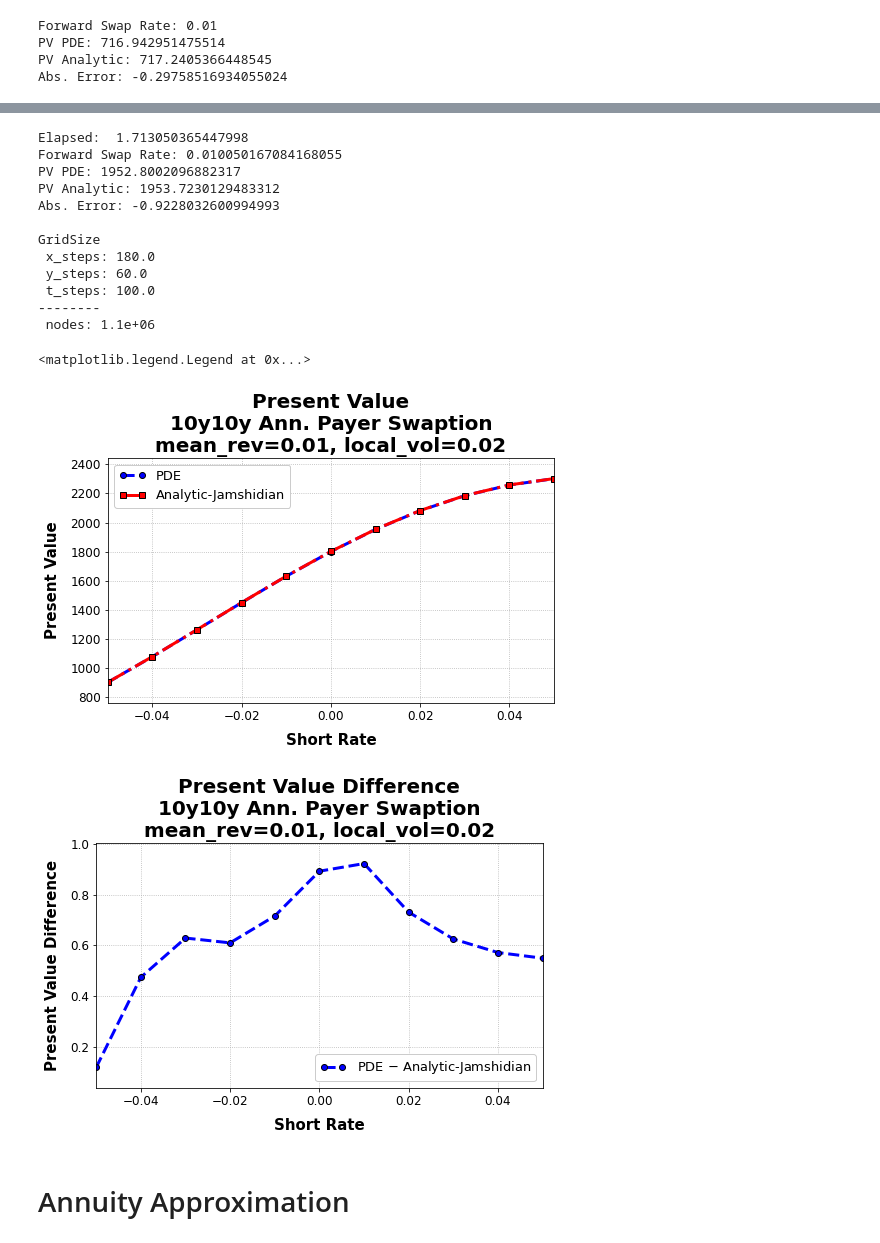
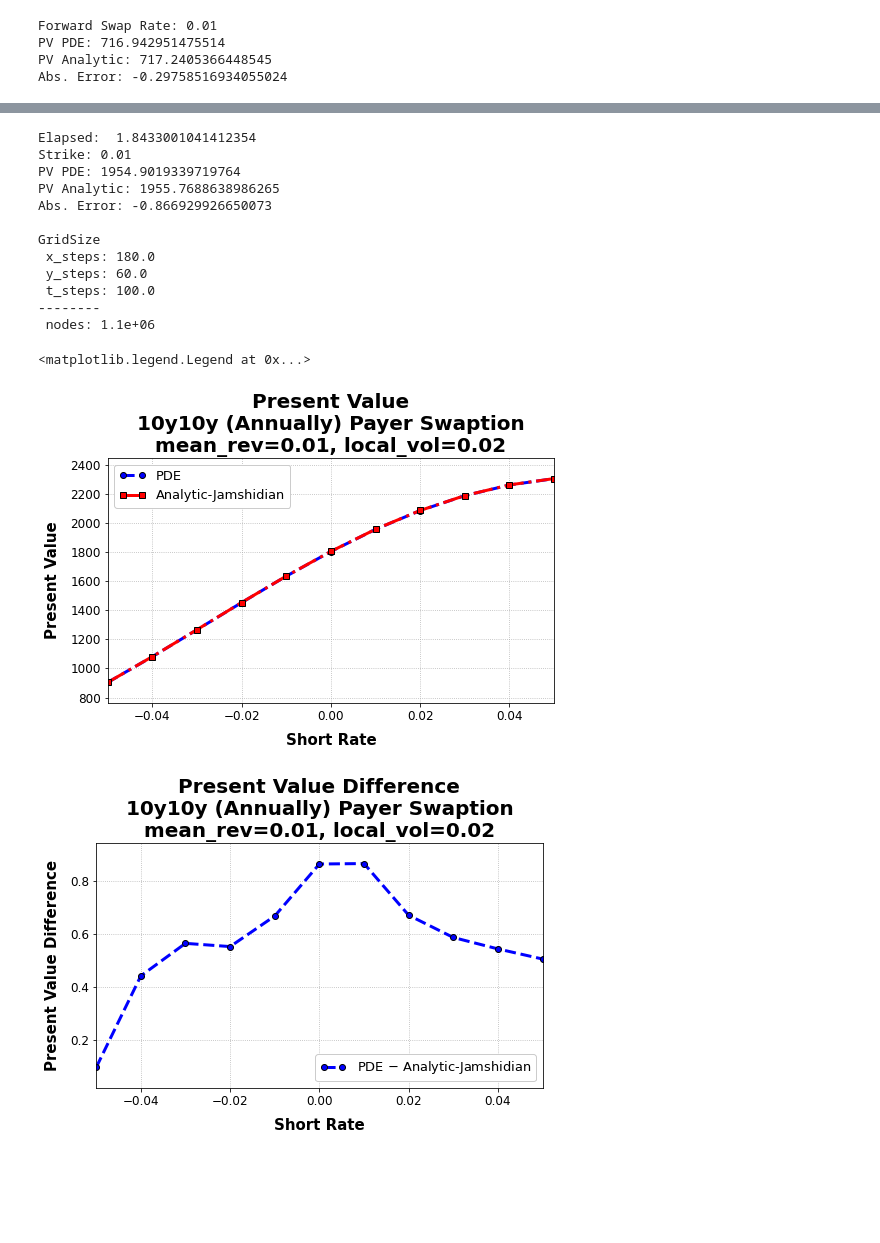
Before and after one commit to agalale/cheyette, a Jupyter notebook: Swaption.ipynb, the cells around one changed output, grey strips where cells are left out. Cells and saved outputs as stored; diff of their text form; code cells hidden in the pictures; blank space fills up the shorter version.

```diff
--- a/Swaption.ipynb
+++ b/Swaption.ipynb
@@ -161,39 +144,36 @@ ax.legend()
 import cProfile
 from time import time
 
-curve = FlatCurve(short_rate=0.01)
-process = VasicekProcess(mean_rev=0.01, local_vol=0.02)
+curve = ch.FlatCurve(short_rate=0.01)
+process = ch.VasicekProcess(mean_rev=0.01, local_vol=0.02)
 
+strike = 0.01
 expiry = 10.0
 tenor = 10.0
-freq = 'Ann.'
-freq_to_step = {'Ann.': 1.0, 'Semi': 0.5, 'Quart.': 0.25}
-underlying_times = np.arange(expiry, expiry+tenor+0.01, freq_to_step[freq])
-strike = 0.01
-product = PayerSwaption(strike=strike, expiry=expiry, underlying_times=underlying_times, curve=curve)
+frequency = ch.Frequency.Annually
+product = ch.PayerSwaption(strike=strike, expiry=expiry, tenor=tenor, frequency=frequency)
 
 valuation_time = 0.0
-notional = 10000.0
 
-model_pde = CheyettePDEModel(x_grid_stddevs=3.0, y_grid_stddevs=1.0,
+model_pde = ch.CheyettePDEModel(x_grid_stddevs=3.0, y_grid_stddevs=1.0,
                     x_freq=30, y_freq=30, t_freq=10,
-                    stepping_method=PeacemanRachford(),
-                    x_lower_bc=DirichletIntrinsicBC(), x_upper_bc=DirichletIntrinsicBC(),
-                    y_lower_bc=DirichletIntrinsicBC(), y_upper_bc=DirichletIntrinsicBC())
-model_analytic = CheyetteAnalyticModel()
+                    stepping_method=ch.PeacemanRachford(),
+                    x_lower_bc=ch.DirichletIntrinsicBC(), x_upper_bc=ch.DirichletIntrinsicBC(),
+                    y_lower_bc=ch.DirichletIntrinsicBC(), y_upper_bc=ch.DirichletIntrinsicBC())
+model_analytic = ch.CheyetteAnalyticModel()
 
-pricer_pde = CheyettePricer(model_pde, curve, process, product, valuation_time=valuation_time)
-pricer_analytic = CheyettePricer(model_analytic, curve, process, product, valuation_time=valuation_time)
+pricer_pde = ch.CheyettePricer(model_pde, curve, process, product, valuation_time=valuation_time)
+pricer_analytic = ch.CheyettePricer(model_analytic, curve, process, product, valuation_time=valuation_time)
 
 
 start = time()
 #cProfile.run("pv_pde = pricer_pde.price()['PV']*notional", sort='tottime')
-pv_pde = pricer_pde.price()['PV']*notional
+pv_pde = pricer_pde.price()['PV']
 print('Elapsed: ', time() - start)
 
-pv_analytic = pricer_analytic.price()['PV']*notional
+pv_analytic = pricer_analytic.price()['PV']
 
-print('Forward Swap Rate:', strike)
+print('Strike:', strike)
 print(f'PV PDE: {pv_pde}')
 print(f'PV Analytic: {pv_analytic}')
 print(f'Abs. Error: {pv_pde - pv_analytic}')
@@ -210,11 +190,11 @@ print(f' t_steps: {t_steps}')
 print(f'--------')
 print(f' nodes: {x_steps*y_steps*t_steps:.1e}')
 # %% [output]
-Elapsed:  1.713050365447998
-Forward Swap Rate: 0.010050167084168055
-PV PDE: 1952.8002096882317
-PV Analytic: 1953.7230129483312
-Abs. Error: -0.9228032600994993
+Elapsed:  1.8433001041412354
+Strike: 0.01
+PV PDE: 1954.9019339719764
+PV Analytic: 1955.7688638986265
+Abs. Error: -0.866929926650073
 
 GridSize
  x_steps: 180.0
@@ -224,37 +204,34 @@ GridSize
  nodes: 1.1e+06
 # %%
 short_rates = np.arange(-0.05, 0.0501, 0.01)
-curves = [FlatCurve(r) for r in short_rates]
-products = [PayerSwaption(strike=strike, expiry=expiry, underlying_times=underlying_times, curve=x) for x in curves]
+curves = [ch.FlatCurve(r) for r in short_rates]
 
-pvs_curve_pde = [pricer_pde.set('curve', x).set('product', y).price()['PV']*notional for x, y in zip(curves, products)]
-pvs_curve_analytic = [pricer_analytic.set('curve', x).price()['PV']*notional for x in curves]
+pvs_curve_pde = [pricer_pde.set_curve(x).price()['PV'] for x in curves]
+pvs_curve_analytic = [pricer_analytic.set_curve(x).price()['PV'] for x in curves]
 # %%
 fig = plt.figure(figsize=(8,4.5))
 ax = fig.add_subplot()
 ax.plot(short_rates, pvs_curve_pde, label='PDE')
 ax.plot(short_rates, pvs_curve_analytic, label='Analytic-Jamshidian')
 ax.set_xlabel('Short Rate')
 ax.set_ylabel('Present Value')
 ax.set_title(f'Present Value\n'\
-             f'{product.expiry:.0f}y{product.underlying_times[-1]-product.expiry:.0f}y {freq} Payer Swaption\n'\
+             f'{product.expiry:.0f}y{product.underlying_times[-1]-product.expiry:.0f}y ({frequency.name}) Payer Swaption\n'\
              f'mean_rev={process.mean_rev}, local_vol={process.local_vol}')
 ax.legend()
 
 
 diff = [y - x for x, y in zip(pvs_curve_pde, pvs_curve_analytic)]
 fig = plt.figure(figsize=(8,4.5))
 ax = fig.add_subplot()
 ax.plot(short_rates, diff, label='PDE $-$ Analytic-Jamshidian')
 ax.set_xlabel('Short Rate')
 ax.set_ylabel('Present Value Difference')
 ax.set_title('Present Value Difference\n'\
-             f'{product.expiry:.0f}y{product.underlying_times[-1]-product.expiry:.0f}y {freq} Payer Swaption\n'\
+             f'{product.expiry:.0f}y{product.underlying_times[-1]-product.expiry:.0f}y ({frequency.name}) Payer Swaption\n'\
              f'mean_rev={process.mean_rev}, local_vol={process.local_vol}')
 ax.legend()
 # %% [output]
 <matplotlib.legend.Legend at 0x...>
-[figure, old version]
+[figure, new version]
-[figure, old version]
+[figure, new version]
-# %% [markdown]
-# Annuity Approximation
```
Also changed, not shown: parts of 14 cells of this notebook, 8 other files.
